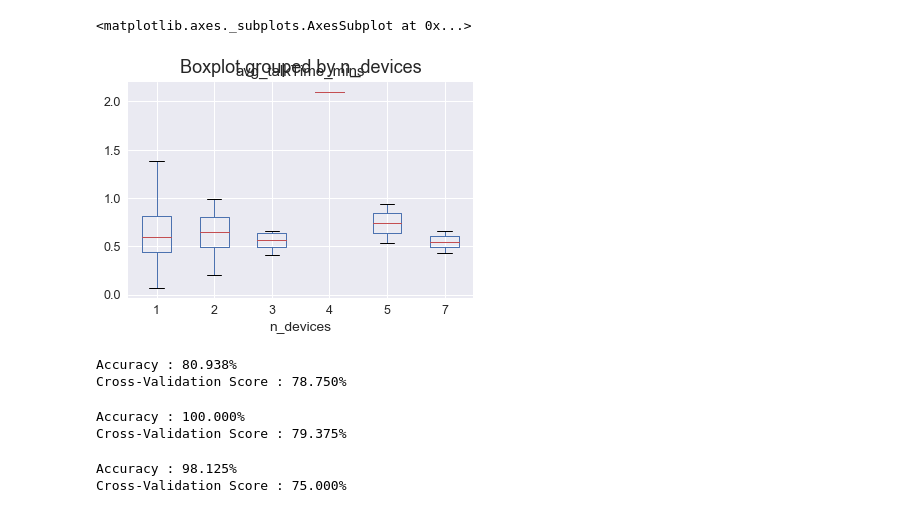
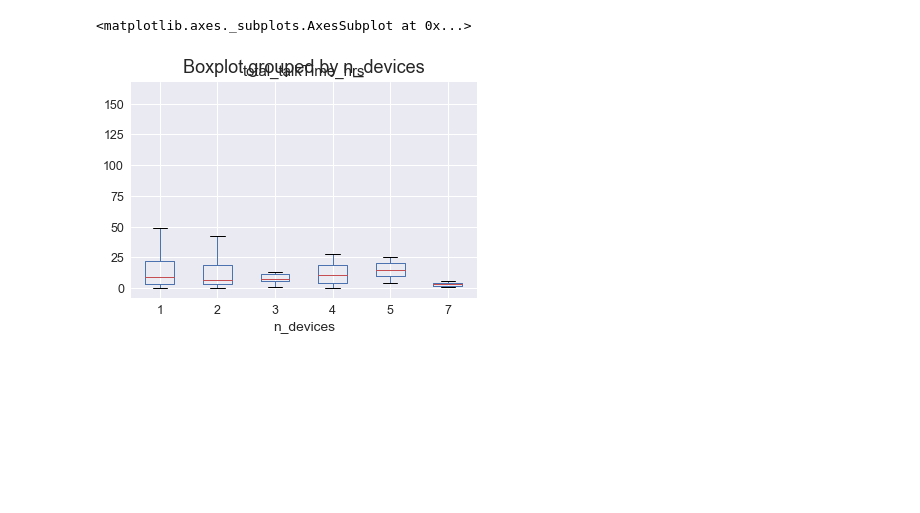
Before and after one commit to yashevde/BI_Project, a Jupyter notebook: BI.ipynb, the cells around one changed output. Drawn from its saved outputs; the diff is of its cells as text; code cells hidden in the pictures; blank space fills up the shorter version.

```diff
--- a/BI.ipynb
+++ b/BI.ipynb
@@ -50,5 +132,5 @@ Kurtosis: 12.563106
 # %%
-train.boxplot(column='avg_talkTime_mins', by='n_devices')
+train.boxplot(column='total_talkTime_hrs', by='n_devices')
 # %% [output]
 <matplotlib.axes._subplots.AxesSubplot at 0x...>
-[figure, old version]
+[figure, new version]
@@ -85,30 +136,0 @@ def classification_model(model, data, predictors, target):
-# %%
-target = 'status'
-model = LogisticRegression()
-predictors = ['total_talkTime_hrs','n_branch_loans','max_expenditure','max_incoming', 'branch_inst_avg', 'n_devices']
-classification_model(model, train, predictors, target)
-
-#adding additional features isn't having much of an effect. Top ones are dominant
-# %% [output]
-Accuracy : 80.938%
-Cross-Validation Score : 78.750%
-# %%
-target = 'status'
-model = DecisionTreeClassifier()
-predictors = ['total_talkTime_hrs','n_branch_loans','max_expenditure','max_incoming', 'branch_inst_avg', 'n_devices']
-classification_model(model, train, predictors, target)
-
-#accuracy up, CV score down: overfitting
-# %% [output]
-Accuracy : 100.000%
-Cross-Validation Score : 79.375%
-# %%
-target = 'status'
-model = RandomForestClassifier()
-predictors = ['total_talkTime_hrs','n_branch_loans','max_expenditure','max_incoming', 'branch_inst_avg', 'n_devices']
-classification_model(model, train, predictors, target)
-
-#still over fit. tune parameters, reduce n_predictors
-# %% [output]
-Accuracy : 98.125%
-Cross-Validation Score : 75.000%
```
Also changed, not shown: parts of 17 cells of this notebook, 2 other files.
